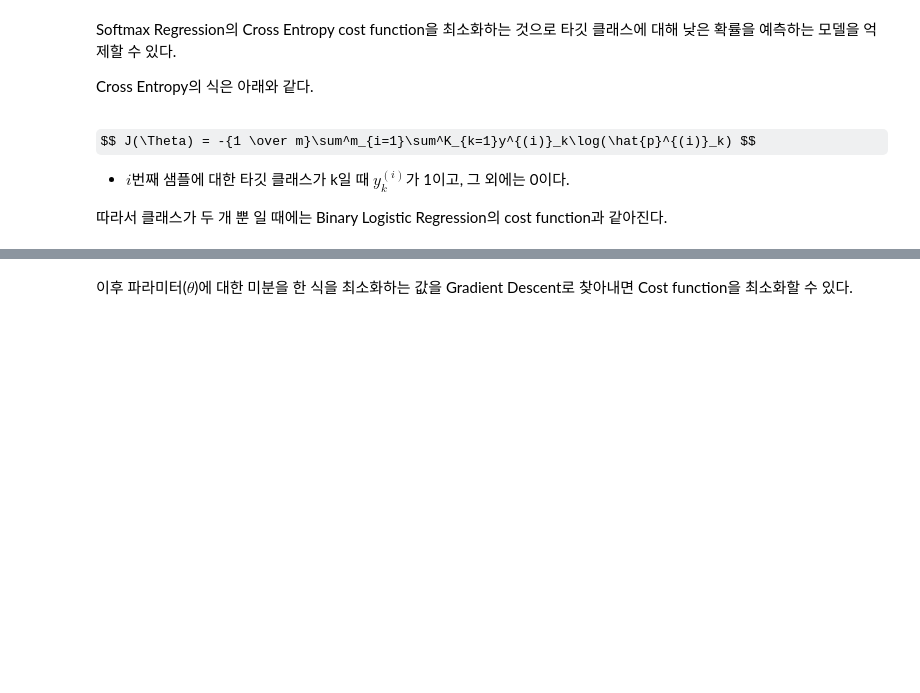
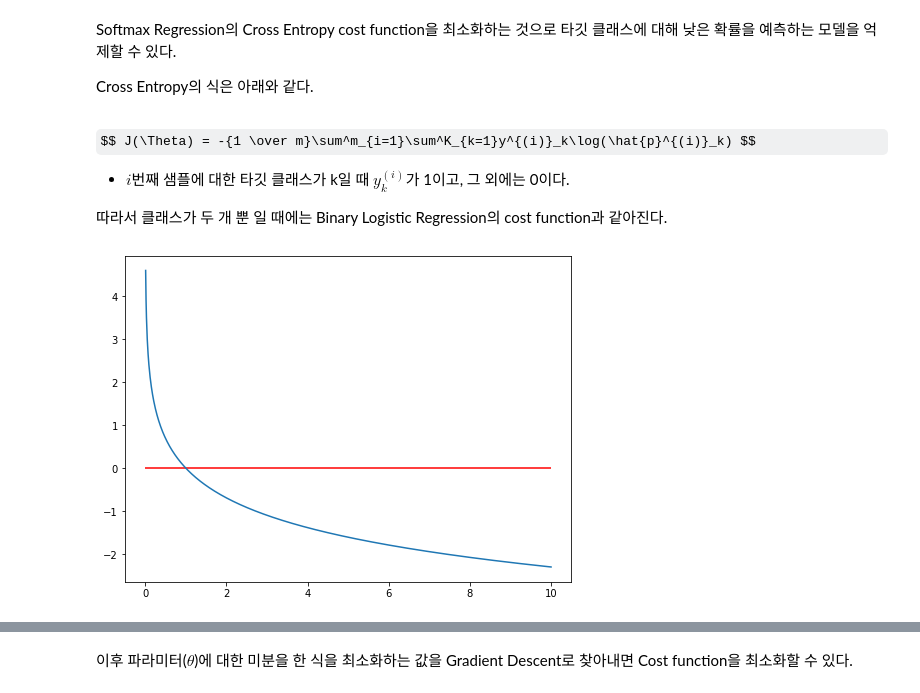
Before and after one commit to Asphalt93/dmqa_study, a Jupyter notebook: dmqa_pytorch/2019_MachineLearning/ML_Algorithm/01_LogisticRegression.ipynb, the cells around one changed output, grey strips where cells are left out. Cells and saved outputs as stored; diff of their text form; code cells hidden in the pictures; some formulas as TeX source; blank space fills up the shorter version.

```diff
--- a/dmqa_pytorch/2019_MachineLearning/ML_Algorithm/01_LogisticRegression.ipynb
+++ b/dmqa_pytorch/2019_MachineLearning/ML_Algorithm/01_LogisticRegression.ipynb
@@ -192,3 +193,13 @@ $$ J(\Theta) = -{1 \over m}\sum^m_{i=1}\sum^K_{k=1}y^{(i)}_k\log(\hat{p}^{(i)}_k
 * $i$번째 샘플에 대한 타깃 클래스가 k일 때 $y^{(i)}_k$가 1이고, 그 외에는 0이다.
 
 따라서 클래스가 두 개 뿐 일 때에는 Binary Logistic Regression의 cost function과 같아진다.
+# %%
+data_x = np.linspace(0,10,1000)
+data_y = -(np.log(data_x))
+
+plt.figure(figsize=(8,6))
+plt.plot(data_x, data_y)
+plt.hlines(0, xmin = 0, xmax = 10, colors='r')
+plt.show()
+# %% [output]
+[figure, added]
```
Also changed, not shown: parts of 10 cells of this notebook, 1 other file.
